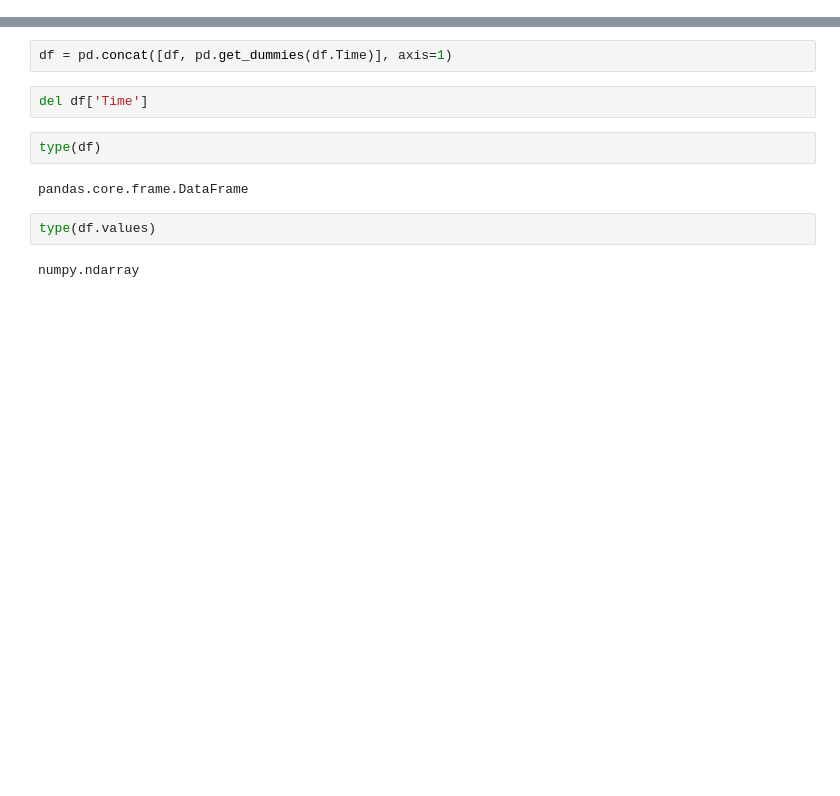
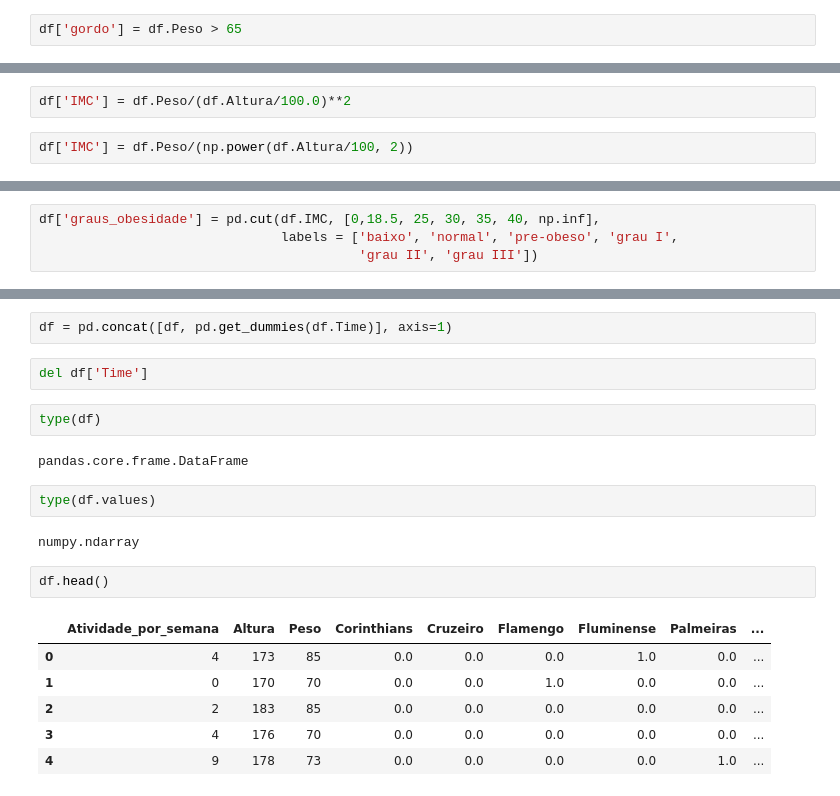
Before and after one commit to hitoshinagano/Locaweb_aulas, a Jupyter notebook: Aula.ipynb, the cells around one changed output, grey strips where cells are left out. Saved outputs shown, nothing was run; the diff lists cells and outputs as text; blank space fills up the shorter version.

```diff
--- a/Aula.ipynb
+++ b/Aula.ipynb
@@ -1197,0 +1200,2 @@ df.head()
+# %%
+df['gordo'] = df.Peso > 65
@@ -1197,0 +1206,4 @@ df.head()
+# %%
+df['IMC'] = df.Peso/(df.Altura/100.0)**2
+# %%
+df['IMC'] = df.Peso/(np.power(df.Altura/100, 2))
@@ -1197,0 +1214,4 @@ df.head()
+# %%
+df['graus_obesidade'] = pd.cut(df.IMC, [0,18.5, 25, 30, 35, 40, np.inf],
+                               labels = ['baixo', 'normal', 'pre-obeso', 'grau I',
+                                         'grau II', 'grau III'])
@@ -1207,3 +1251,12 @@ pandas.core.frame.DataFrame
 type(df.values)
 # %% [output]
 numpy.ndarray
+# %%
+df.head()
+# %% [output]
+|  | Atividade_por_semana | Altura | Peso | Corinthians | Cruzeiro | Flamengo | Fluminense | Palmeiras | ... |
+| 0 | 4 | 173 | 85 | 0.0 | 0.0 | 0.0 | 1.0 | 0.0 | ... |
+| 1 | 0 | 170 | 70 | 0.0 | 0.0 | 1.0 | 0.0 | 0.0 | ... |
+| 2 | 2 | 183 | 85 | 0.0 | 0.0 | 0.0 | 0.0 | 0.0 | ... |
+| 3 | 4 | 176 | 70 | 0.0 | 0.0 | 0.0 | 0.0 | 0.0 | ... |
+| 4 | 9 | 178 | 73 | 0.0 | 0.0 | 0.0 | 0.0 | 1.0 | ... |
```
Also changed, not shown: parts of 5 cells of this notebook.
